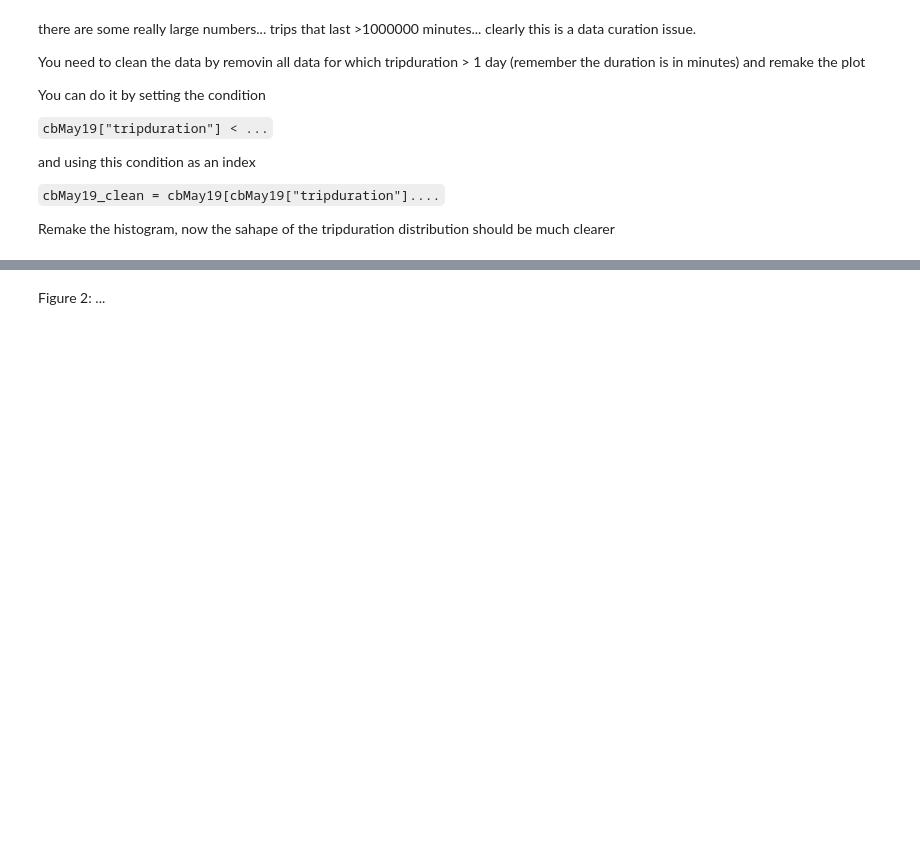
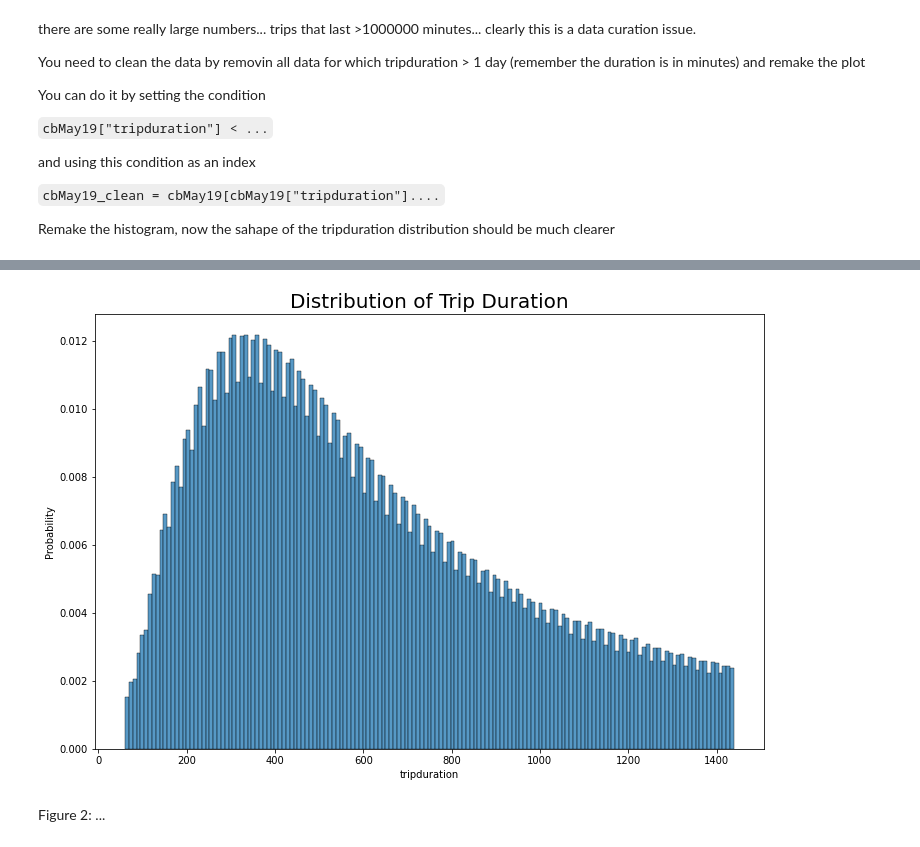
Before and after one commit to Daniel-Oduntan/DDSFE_DOduntan, a Jupyter notebook: HW3/citibikes_instructions.ipynb, the cells around one changed output, grey strips where cells are left out. Cells and saved outputs as stored; diff of their text form; code cells hidden in the pictures; blank space fills up the shorter version.

```diff
--- a/HW3/citibikes_instructions.ipynb
+++ b/HW3/citibikes_instructions.ipynb
@@ -122,0 +122,4 @@ Remake the histogram, now the sahape of the tripduration distribution should be
+# %%
+# your code here
+df = df[df['tripduration'] < 1440]
+df['gender'] = np.where(df['gender']==1, 'Male', 'Female')
@@ -123,3 +134,10 @@ Remake the histogram, now the sahape of the tripduration distribution should be
+# %%
+fig = plt.figure(figsize=(12, 8))
+sns.histplot(data=df, x='tripduration', stat = 'probability')
+plt.title('Distribution of Trip Duration', size=20)
+plt.show()
+# %% [output]
+[figure, added]
 # %% [markdown]
 Figure 2: ...
 # %% [markdown]
```
Also changed, not shown: parts of 24 cells of this notebook.
